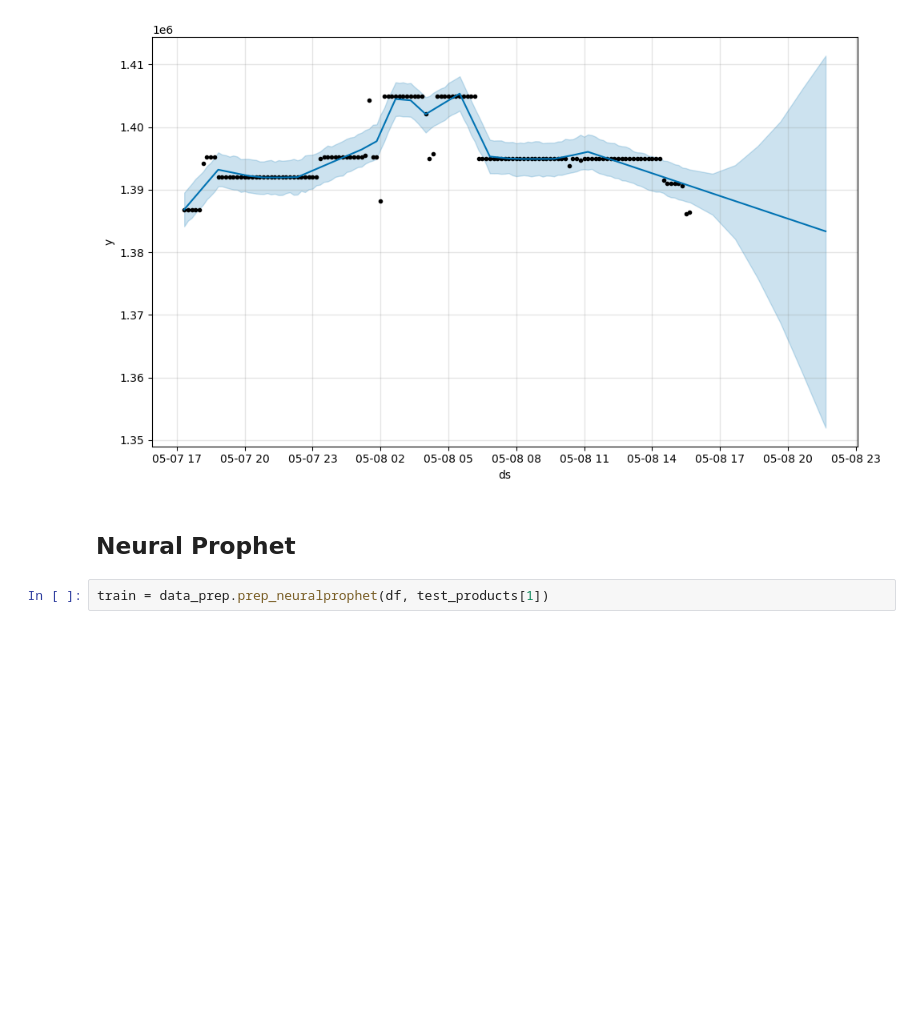
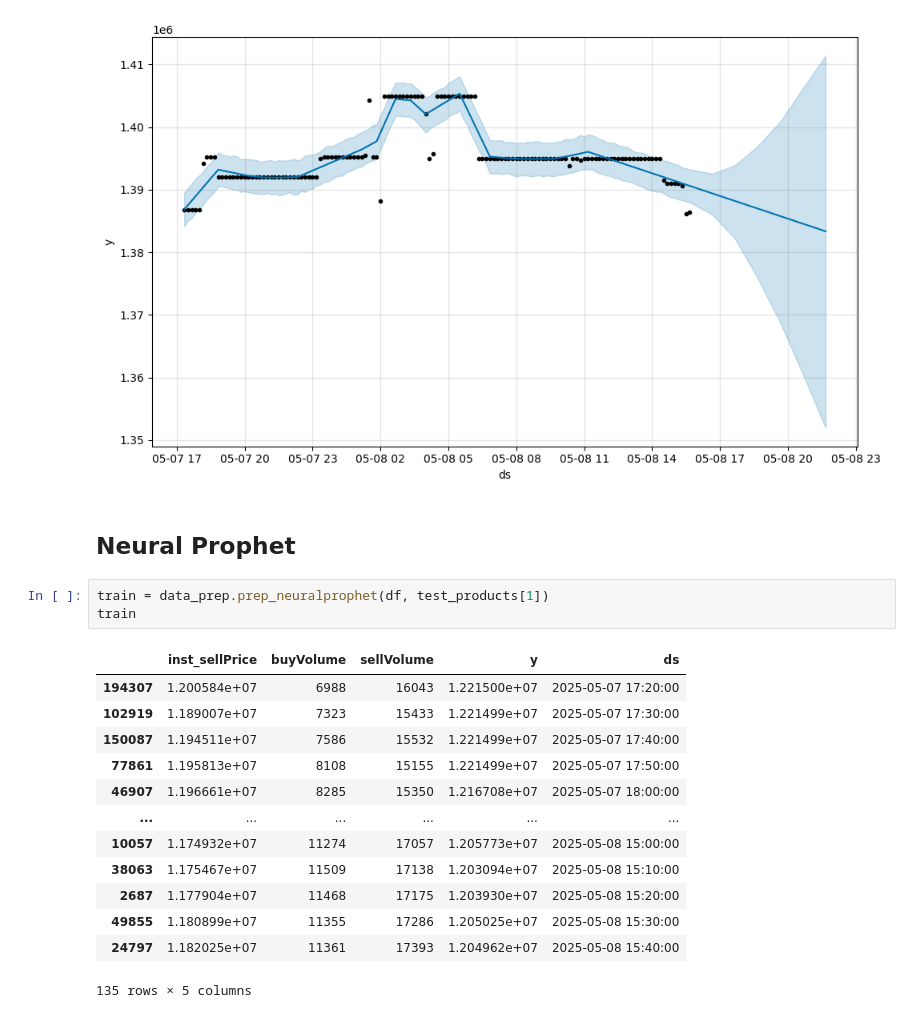
Before and after one commit to hannesmoehring/hypixel_bazaar, a Jupyter notebook: notebook.ipynb, the cells around one changed output. Cells and saved outputs as stored; diff of their text form; blank space fills up the shorter version.

```diff
--- a/notebook.ipynb
+++ b/notebook.ipynb
@@ -97,6 +111,21 @@ for product in test_products:
 ## Neural Prophet
 # %%
 train = data_prep.prep_neuralprophet(df, test_products[1])
+train
+# %% [output]
+|  | inst_sellPrice | buyVolume | sellVolume | y | ds |
+| 194307 | 1.200584e+07 | 6988 | 16043 | 1.221500e+07 | 2025-05-07 17:20:00 |
+| 102919 | 1.189007e+07 | 7323 | 15433 | 1.221499e+07 | 2025-05-07 17:30:00 |
+| 150087 | 1.194511e+07 | 7586 | 15532 | 1.221499e+07 | 2025-05-07 17:40:00 |
+| 77861 | 1.195813e+07 | 8108 | 15155 | 1.221499e+07 | 2025-05-07 17:50:00 |
+| 46907 | 1.196661e+07 | 8285 | 15350 | 1.216708e+07 | 2025-05-07 18:00:00 |
+| ... | ... | ... | ... | ... | ... |
+| 10057 | 1.174932e+07 | 11274 | 17057 | 1.205773e+07 | 2025-05-08 15:00:00 |
+| 38063 | 1.175467e+07 | 11509 | 17138 | 1.203094e+07 | 2025-05-08 15:10:00 |
+| 2687 | 1.177904e+07 | 11468 | 17175 | 1.203930e+07 | 2025-05-08 15:20:00 |
+| 49855 | 1.180899e+07 | 11355 | 17286 | 1.205025e+07 | 2025-05-08 15:30:00 |
+| 24797 | 1.182025e+07 | 11361 | 17393 | 1.204962e+07 | 2025-05-08 15:40:00 |
+135 rows × 5 columns
 # %%
 model_np = ml_method.neuralProphet_train(train)
 # %% [output]
```
Also changed, not shown: parts of 2 cells of this notebook, 2 other files.
